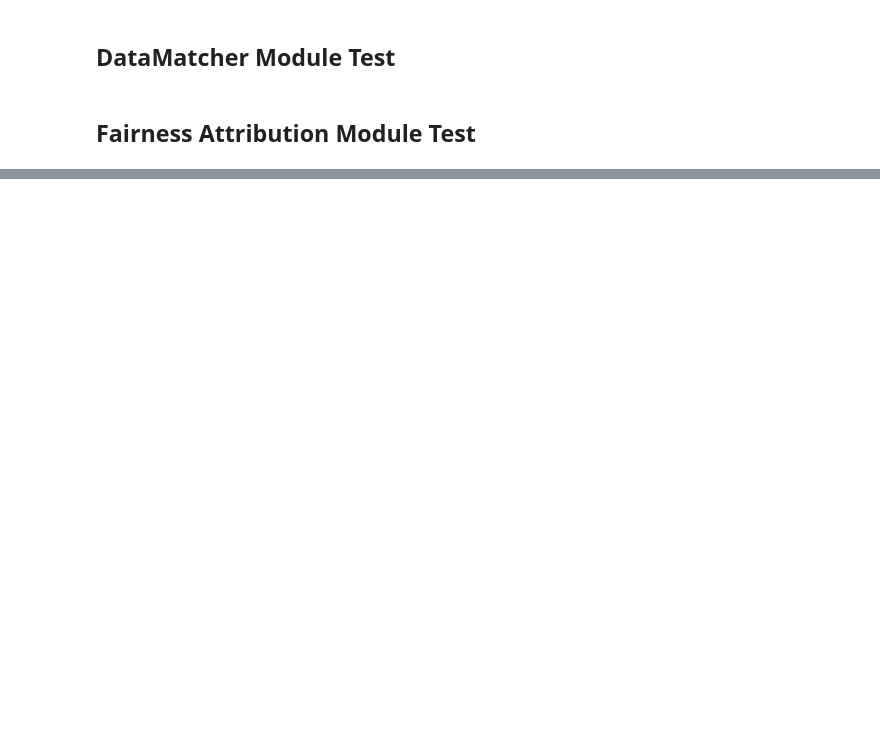
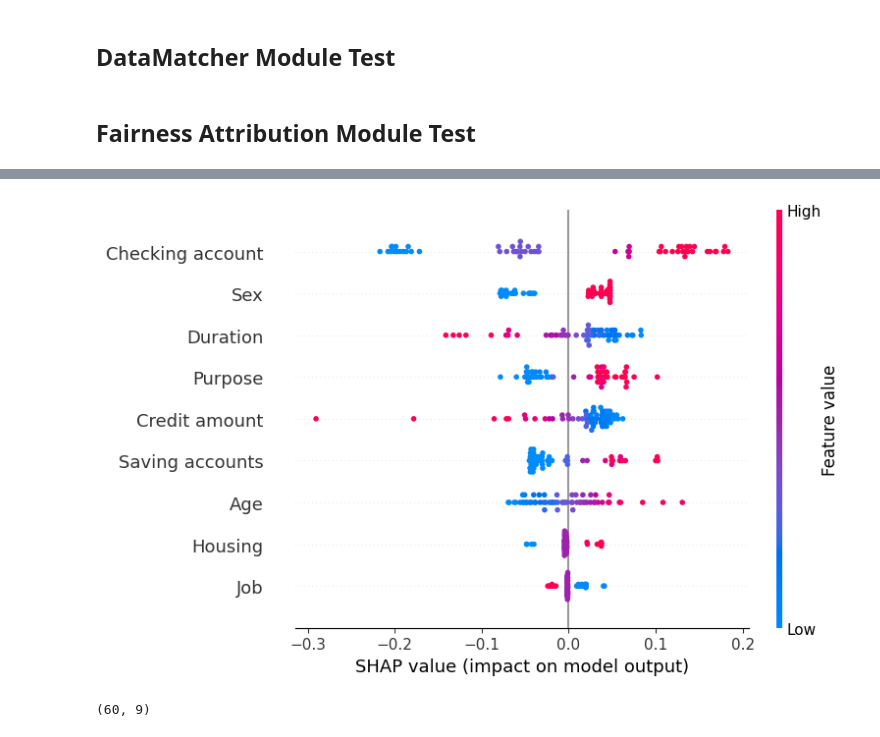
Before and after one commit to youlei202/FairSHAP, a Jupyter notebook: poc_german_credit.ipynb, the cells around one changed output, grey strips where cells are left out. Cells and saved outputs as stored; diff of their text form; code cells hidden in the pictures; blank space fills up the shorter version.

```diff
--- a/poc_german_credit.ipynb
+++ b/poc_german_credit.ipynb
@@ -75,22 +76,22 @@ Please also refer to the documentation for alternative solver options:
 # %% [markdown]
 ## Fairness Checking (Naive)
 # %%
-import numpy as np
+# import numpy as np
 
-sensitive_attribute = 'Sex'
+# sensitive_attribute = 'Sex'
 
-# Extract the coefficient for the "sex" feature
-sex_coefficient = model.coef_[0][X.columns.get_loc(sensitive_attribute)]
+# # Extract the coefficient for the "sex" feature
+# sex_coefficient = model.coef_[0][X.columns.get_loc(sensitive_attribute)]
 
-# Check the distribution of predictions for different sexes
-predicted_proba = model.predict_proba(X_test)[:, 1]
-X_test['predicted_proba'] = predicted_proba
-X_test['actual'] = y_test
+# # Check the distribution of predictions for different sexes
+# predicted_proba = model.predict_proba(X_test)[:, 1]
+# X_test['predicted_proba'] = predicted_proba
+# X_test['actual'] = y_test
 
-# Group by sex
-grouped_by_sex = X_test.groupby(sensitive_attribute).agg({
-    'predicted_proba': ['mean'],
-    'actual': ['mean']
-})
+# # Group by sex
+# grouped_by_sex = X_test.groupby(sensitive_attribute).agg({
+#     'predicted_proba': ['mean'],
+#     'actual': ['mean']
+# })
 
-sex_coefficient, grouped_by_sex
+# sex_coefficient, grouped_by_sex
@@ -160,0 +139,15 @@ shap.summary_plot(shap_values)
+# %%
+# Create a SHAP explainer
+shap_explainer = shap.Explainer(lambda x: model.predict_proba(x)[:, 1], X_train)
+
+# Calculate SHAP values
+shap_values = shap_explainer(X_test)
+
+# Plot the SHAP summary plot
+shap.summary_plot(shap_values, feature_names=X.columns)
+# %% [output]
+[figure, added]
+# %%
+shap_values.shape
+# %% [output]
+(60, 9)
```
Also changed, not shown: parts of 7 cells of this notebook.
